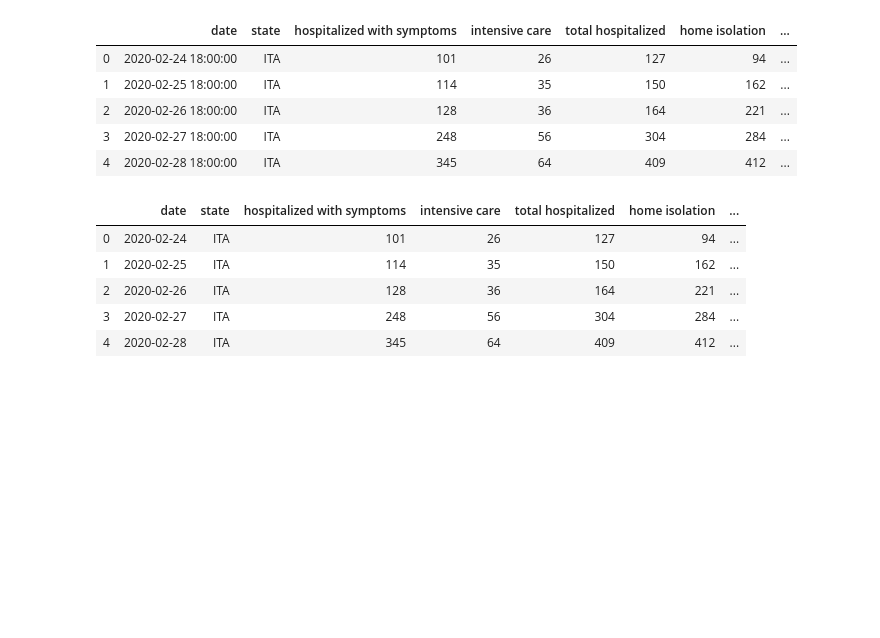
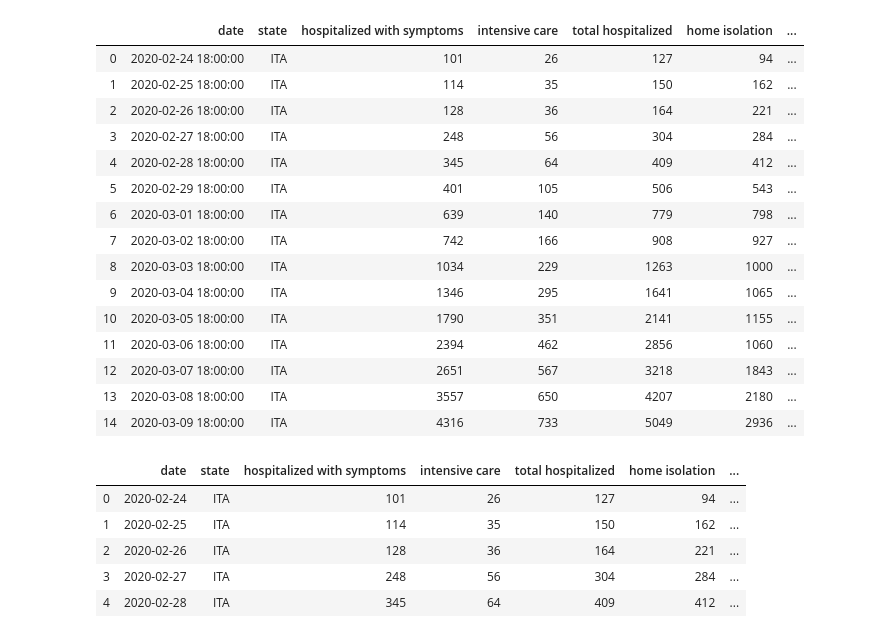
Before and after one commit to watty62/Scot_covid19, a Jupyter notebook: compare countries.ipynb, the cells around one changed output. Cells and saved outputs as stored; diff of their text form; code cells hidden in the pictures; blank space fills up the shorter version.

```diff
--- a/compare countries.ipynb
+++ b/compare countries.ipynb
@@ -11,14 +11,24 @@ df_italy = pd.read_csv('https://raw.githubusercontent.com/pcm-dpc/COVID-19/maste
 # %%
 # English translations of the column names
 df_italy.columns =['date', 'state', 'hospitalized with symptoms', 'intensive care', 'total hospitalized', 'home isolation', 'total currently positive', 'new currently positive', 'discharged healed', 'deceased', 'total cases', 'total tested']
-df_italy.head(5)
+df_italy.head(15)
 # %% [output]
 |  | date | state | hospitalized with symptoms | intensive care | total hospitalized | home isolation | ... |
 | 0 | 2020-02-24 18:00:00 | ITA | 101 | 26 | 127 | 94 | ... |
 | 1 | 2020-02-25 18:00:00 | ITA | 114 | 35 | 150 | 162 | ... |
 | 2 | 2020-02-26 18:00:00 | ITA | 128 | 36 | 164 | 221 | ... |
 | 3 | 2020-02-27 18:00:00 | ITA | 248 | 56 | 304 | 284 | ... |
 | 4 | 2020-02-28 18:00:00 | ITA | 345 | 64 | 409 | 412 | ... |
+| 5 | 2020-02-29 18:00:00 | ITA | 401 | 105 | 506 | 543 | ... |
+| 6 | 2020-03-01 18:00:00 | ITA | 639 | 140 | 779 | 798 | ... |
+| 7 | 2020-03-02 18:00:00 | ITA | 742 | 166 | 908 | 927 | ... |
+| 8 | 2020-03-03 18:00:00 | ITA | 1034 | 229 | 1263 | 1000 | ... |
+| 9 | 2020-03-04 18:00:00 | ITA | 1346 | 295 | 1641 | 1065 | ... |
+| 10 | 2020-03-05 18:00:00 | ITA | 1790 | 351 | 2141 | 1155 | ... |
+| 11 | 2020-03-06 18:00:00 | ITA | 2394 | 462 | 2856 | 1060 | ... |
+| 12 | 2020-03-07 18:00:00 | ITA | 2651 | 567 | 3218 | 1843 | ... |
+| 13 | 2020-03-08 18:00:00 | ITA | 3557 | 650 | 4207 | 2180 | ... |
+| 14 | 2020-03-09 18:00:00 | ITA | 4316 | 733 | 5049 | 2936 | ... |
 # %%
 # get the date portion of the date_time field
 df_italy['date'] = pd.to_datetime(df_italy['date'])
```
Also changed, not shown: parts of 8 cells of this notebook.
